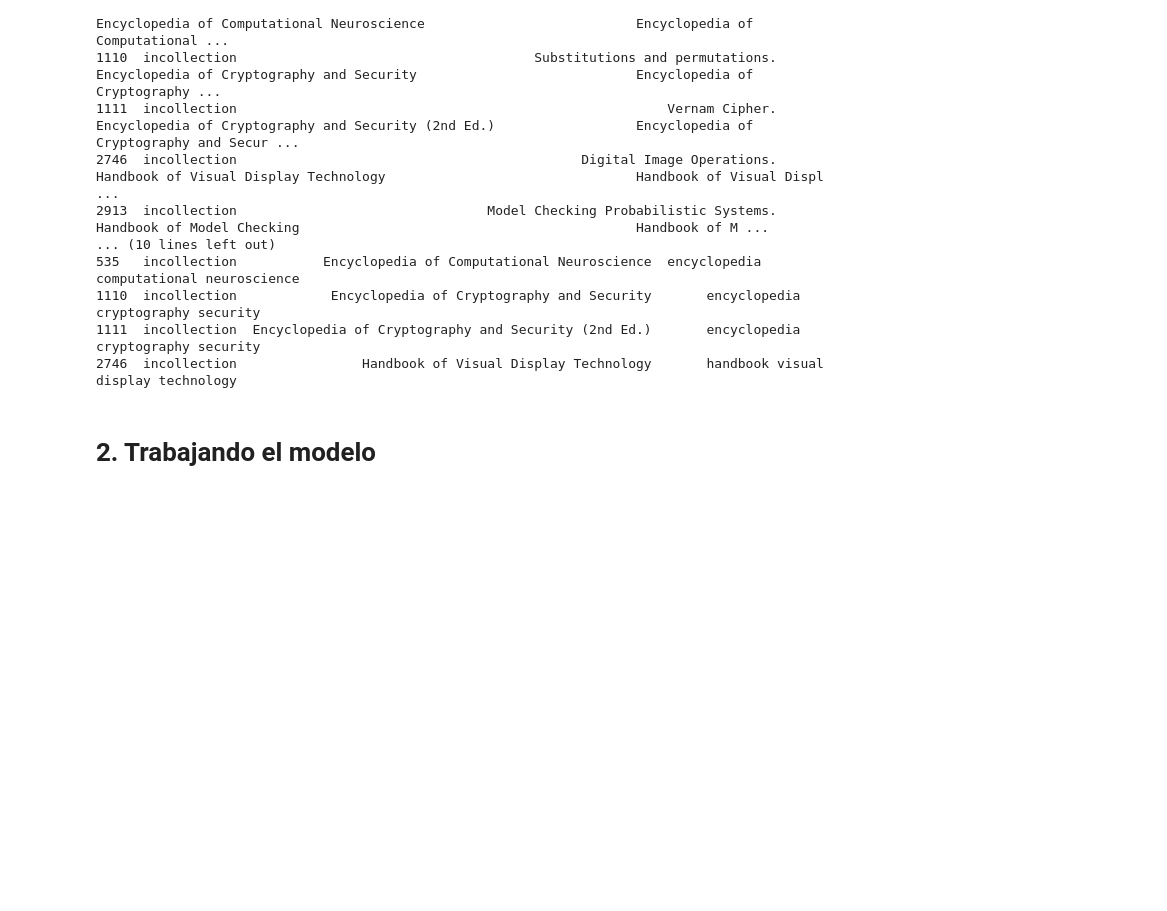
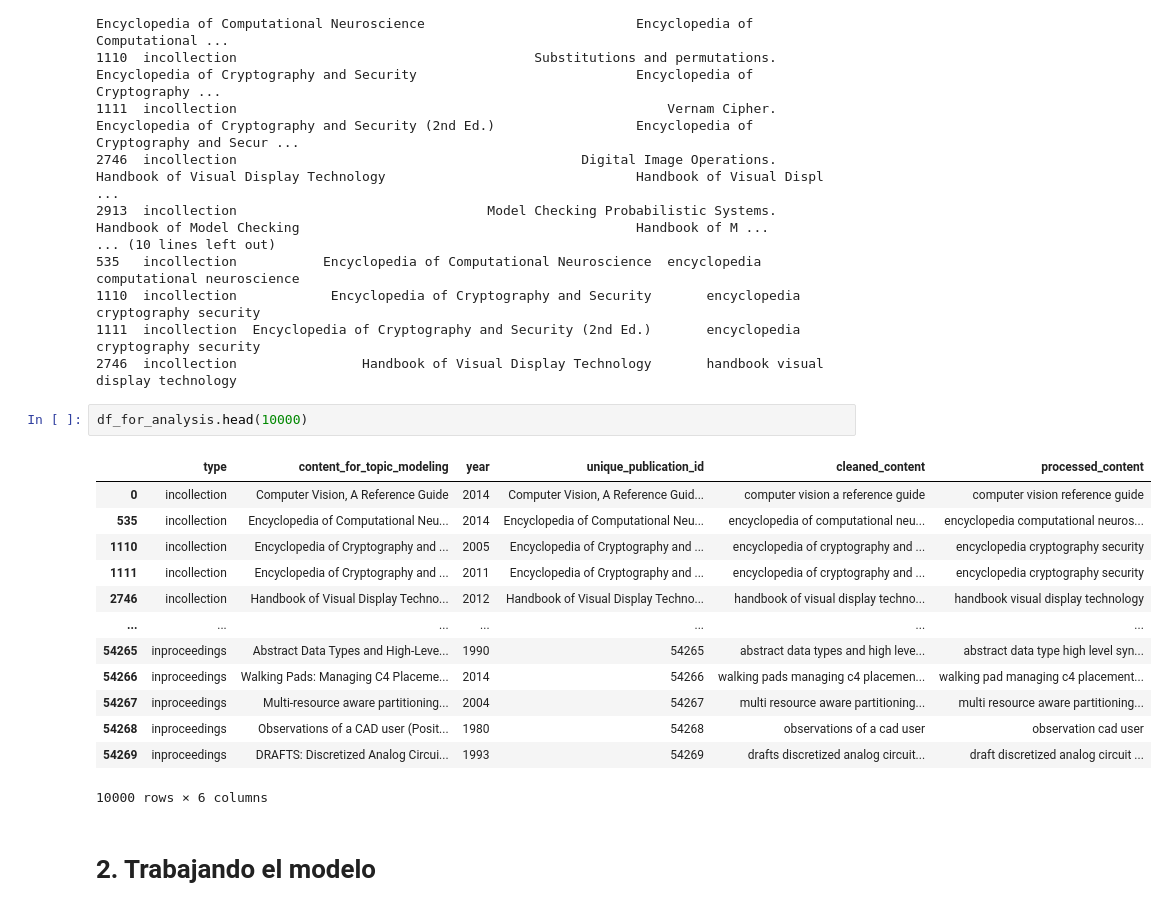
Before and after one commit to soppibbita/Proyecto_Analisis, a Jupyter notebook: modelo.ipynb, the cells around one changed output. Drawn from its saved outputs; the diff is of its cells as text; blank space fills up the shorter version.

```diff
--- a/modelo.ipynb
+++ b/modelo.ipynb
@@ -440,6 +440,22 @@ Primeras 10 filas de df_for_analysis (contenido y IDs):
 1110  incollection            Encyclopedia of Cryptography and Security       encyclopedia cryptography security
 1111  incollection  Encyclopedia of Cryptography and Security (2nd Ed.)       encyclopedia cryptography security
 2746  incollection                Handbook of Visual Display Technology       handbook visual display technology
+# %%
+df_for_analysis.head(10000)
+# %% [output]
+|  | type | content_for_topic_modeling | year | unique_publication_id | cleaned_content | processed_content |
+| 0 | incollection | Computer Vision, A Reference Guide | 2014 | Computer Vision, A Reference Guid... | computer vision a reference guide | computer vision reference guide |
+| 535 | incollection | Encyclopedia of Computational Neu... | 2014 | Encyclopedia of Computational Neu... | encyclopedia of computational neu... | encyclopedia computational neuros... |
+| 1110 | incollection | Encyclopedia of Cryptography and ... | 2005 | Encyclopedia of Cryptography and ... | encyclopedia of cryptography and ... | encyclopedia cryptography security |
+| 1111 | incollection | Encyclopedia of Cryptography and ... | 2011 | Encyclopedia of Cryptography and ... | encyclopedia of cryptography and ... | encyclopedia cryptography security |
+| 2746 | incollection | Handbook of Visual Display Techno... | 2012 | Handbook of Visual Display Techno... | handbook of visual display techno... | handbook visual display technology |
+| ... | ... | ... | ... | ... | ... | ... |
+| 54265 | inproceedings | Abstract Data Types and High-Leve... | 1990 | 54265 | abstract data types and high leve... | abstract data type high level syn... |
+| 54266 | inproceedings | Walking Pads: Managing C4 Placeme... | 2014 | 54266 | walking pads managing c4 placemen... | walking pad managing c4 placement... |
+| 54267 | inproceedings | Multi-resource aware partitioning... | 2004 | 54267 | multi resource aware partitioning... | multi resource aware partitioning... |
+| 54268 | inproceedings | Observations of a CAD user (Posit... | 1980 | 54268 | observations of a cad user | observation cad user |
+| 54269 | inproceedings | DRAFTS: Discretized Analog Circui... | 1993 | 54269 | drafts discretized analog circuit... | draft discretized analog circuit ... |
+10000 rows × 6 columns
 # %% [markdown]
 # 2. Trabajando el modelo
 # %%
```
Also changed, not shown: parts of 2 cells of this notebook.
